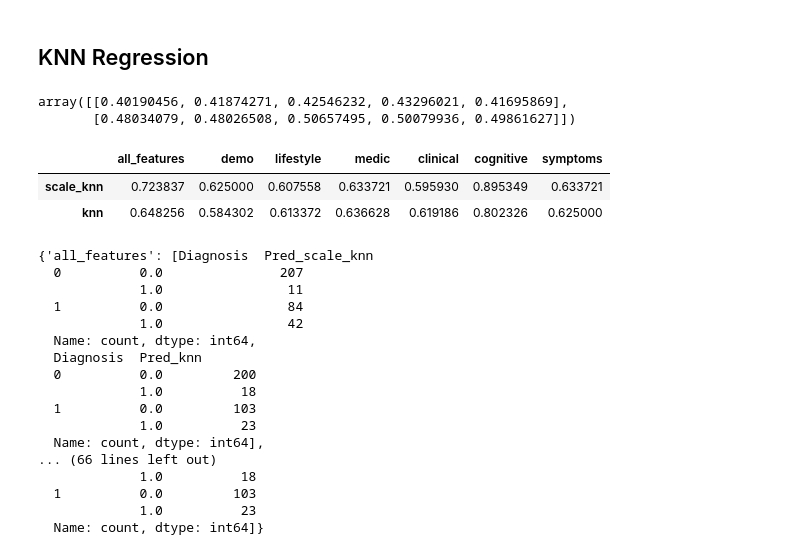
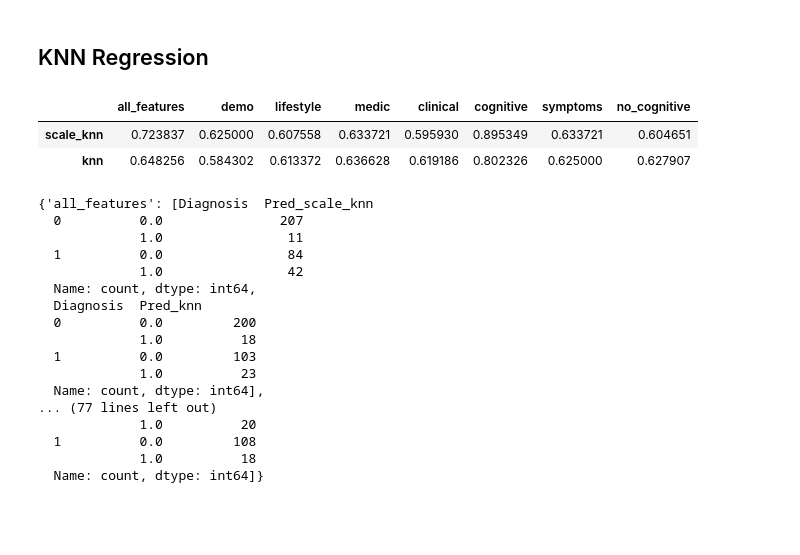
Before and after one commit to mgamankwah/alzheimers_risk_prediction, a Jupyter notebook: scripts/EDA_Seyed.ipynb, the cells around one changed output. Drawn from its saved outputs; the diff is of its cells as text; code cells hidden in the pictures; blank space fills up the shorter version.

```diff
--- a/scripts/EDA_Seyed.ipynb
+++ b/scripts/EDA_Seyed.ipynb
@@ -54,8 +55,11 @@ clinical_features = ['SystolicBP','DiastolicBP', 'CholesterolTotal', 'Cholestero
 cognitive_features = ['MMSE', 'FunctionalAssessment','MemoryComplaints', 'BehavioralProblems', 'ADL','Diagnosis']
 symptoms_features = ['Confusion','Disorientation', 'PersonalityChanges', 'DifficultyCompletingTasks','Forgetfulness','Diagnosis']
 
+no_cognitive = [item for item in all_features if item not in cognitive_features]
+no_cognitive.append('Diagnosis')
+
 subcategory_dict = {'all_features' : all_features,'demo':demo_features ,'lifestyle': life_style_features , 'medic' : medic_hist_features ,
-                    'clinical':clinical_features , 'cognitive': cognitive_features , 'symptoms': symptoms_features}
+                    'clinical':clinical_features , 'cognitive': cognitive_features , 'symptoms': symptoms_features , 'no_cognitive': no_cognitive}
 # %% [markdown]
 ### Correlation Heatmap
 # %% [markdown]
@@ -306,7 +340,7 @@ pipe_scale_pca = Pipeline([('scale', StandardScaler())
                  ,('pca', PCA(2))])
 pipe_pca = Pipeline([('pca', PCA(2))])
 
-fig,axes = plt.subplots(6,2 , figsize=(12,30))
+fig,axes = plt.subplots(8,2 , figsize=(12,48))
 
 i=0
 
@@ -339,74 +373,41 @@ plt.show()
 from sklearn.neighbors import KNeighborsRegressor
 from sklearn.model_selection import train_test_split, KFold
 from sklearn.metrics import root_mean_squared_error
-# %%
-df_knn = df_train.drop(columns=['DoctorInCharge'])
-
-df_knn_train , df_knn_test = train_test_split(df_knn , shuffle=True, random_state=123 , test_size=0.2)
-
-pipe_scale_knn = Pipeline([ ('scale', StandardScaler()) , ('knn', KNeighborsRegressor(n_neighbors=10)) ])
-pipe_knn =  Pipeline([ ('knn', KNeighborsRegressor(n_neighbors=10)) ])
-
-kfold = KFold(n_splits=5)
-
-rmses=np.zeros((2,5))
-i=0
-for df_knn_tt_index , df_knn_ho_index in kfold.split(df_knn_train):
-
-    df_knn_tt = df_knn_train.iloc[df_knn_tt_index]
-    df_knn_ho = df_knn_train.iloc[df_knn_ho_index]
-
-    #prediction using scaling in the pipeline
-    pipe_scale_knn.fit(df_knn_tt[features] , df_knn_tt.Diagnosis)
-    pred_scale_knn = pipe_scale_knn.predict(df_knn_ho[features])
-    rmses[0,i] = root_mean_squared_error(pred_scale_knn, df_knn_ho.Diagnosis)
-
-    #prediction NOT using the scaling in the pipeline
-    pipe_knn.fit(df_knn_tt[features] , df_knn_tt.Diagnosis)
-    pred_knn = pipe_knn.predict(df_knn_ho[features])
-    rmses[1,i] = root_mean_squared_error(pred_knn, df_knn_ho.Diagnosis)
-
-    i=1+i
-
-rmses
-# %% [output]
-array([[0.40190456, 0.41874271, 0.42546232, 0.43296021, 0.41695869],
-       [0.48034079, 0.48026508, 0.50657495, 0.50079936, 0.49861627]])
 # %%
 value_counts_dir= {}
 success_rate_dict= {}
 
 for key in subcategory_dict:
 
     value = subcategory_dict[key]
 
     # Prediction using scaling in the pipeline
     pipe_scale_knn.fit(df_knn_train[value].drop('Diagnosis' , axis=1),df_knn_train.Diagnosis)
     pred_scale_knn = pipe_scale_knn.predict(df_knn_test[value].drop('Diagnosis' , axis=1))
 
     # Prediction NOT using scaling in the pipeline
     pipe_knn.fit(df_knn_train[value].drop('Diagnosis' , axis=1),df_knn_train.Diagnosis)
     pred_knn = pipe_knn.predict(df_knn_test[value].drop('Diagnosis' , axis=1))
 
 
     df_pred = pd.DataFrame({ 'Diagnosis' : df_knn_test.Diagnosis ,
                                         'Pred_scale_knn' : np.round(pred_scale_knn) ,
                                         'Pred_knn' : np.round(pred_knn)})
     value_counts_dir[key] = [df_pred.groupby('Diagnosis').Pred_scale_knn.value_counts() ,
-                            df_all_feature_pred.groupby('Diagnosis').Pred_knn.value_counts() ]
+                            df_pred.groupby('Diagnosis').Pred_knn.value_counts() ]
 
     success_rate = [df_pred.loc[df_pred.Diagnosis==df_pred.Pred_scale_knn].index.size/df_pred.index.size,
                              df_pred.loc[df_pred.Diagnosis==df_pred.Pred_knn].index.size/df_pred.index.size]
     success_rate_dict[key] = success_rate
 
 
 df_success_rate = pd.DataFrame(success_rate_dict)
 df_success_rate.index = ['scale_knn' , 'knn']
 df_success_rate
 # %% [output]
-|  | all_features | demo | lifestyle | medic | clinical | cognitive | symptoms |
-| scale_knn | 0.723837 | 0.625000 | 0.607558 | 0.633721 | 0.595930 | 0.895349 | 0.633721 |
-| knn | 0.648256 | 0.584302 | 0.613372 | 0.636628 | 0.619186 | 0.802326 | 0.625000 |
+|  | all_features | demo | lifestyle | medic | clinical | cognitive | symptoms | no_cognitive |
+| scale_knn | 0.723837 | 0.625000 | 0.607558 | 0.633721 | 0.595930 | 0.895349 | 0.633721 | 0.604651 |
+| knn | 0.648256 | 0.584302 | 0.613372 | 0.636628 | 0.619186 | 0.802326 | 0.625000 | 0.627907 |
 # %%
 value_counts_dir
 # %% [output]
@@ -422,8 +423,8 @@ value_counts_dir
   1          0.0         103
              1.0          23
   Name: count, dtype: int64],
-... (66 lines left out)
+... (77 lines left out)
+             1.0          20
+  1          0.0         108
              1.0          18
-  1          0.0         103
-             1.0          23
   Name: count, dtype: int64]}
```
Also changed, not shown: parts of 4 cells of this notebook.
